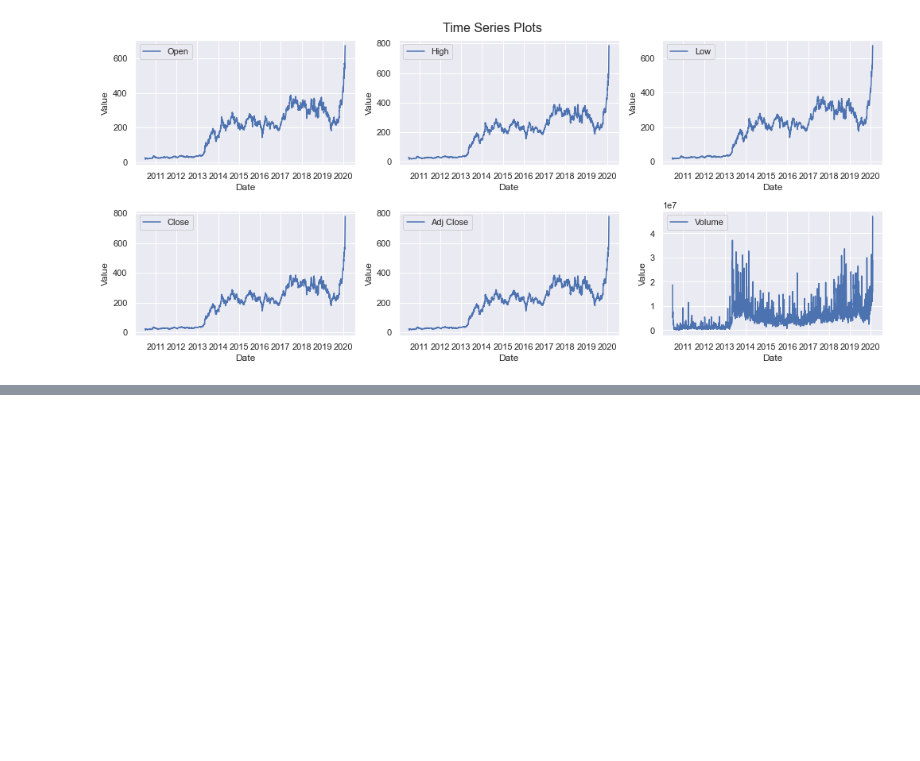
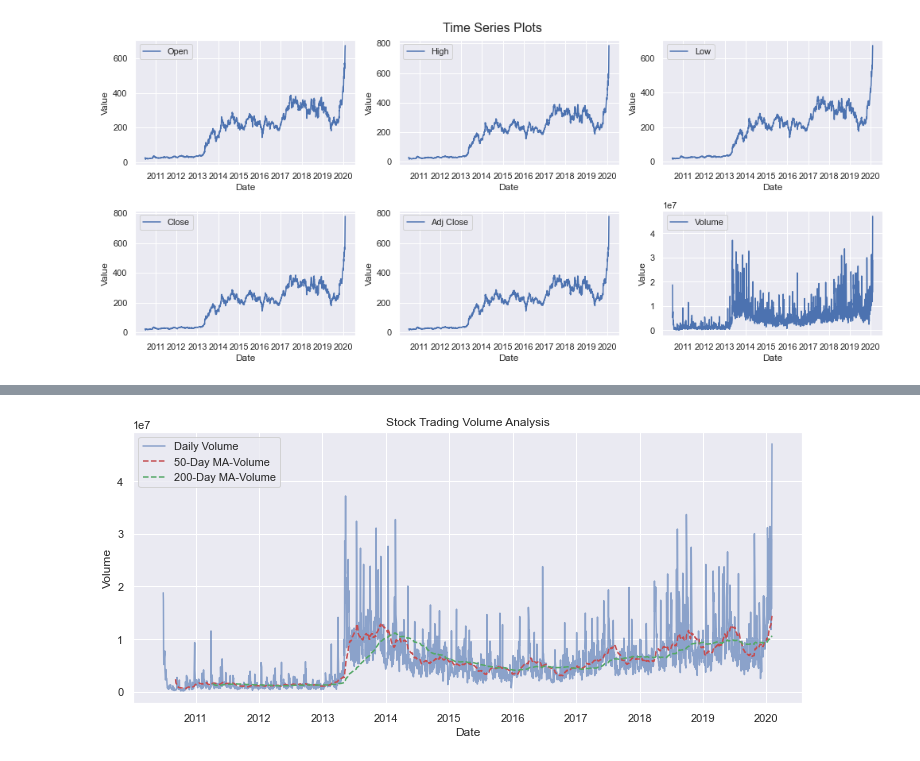
Before and after one commit to Mwizerwa/Stock_Price_Prediction, a Jupyter notebook: notebooks/data_exploration.ipynb, the cells around one changed output, grey strips where cells are left out. Cells and saved outputs as stored; diff of their text form; code cells hidden in the pictures; blank space fills up the shorter version.

```diff
--- a/notebooks/data_exploration.ipynb
+++ b/notebooks/data_exploration.ipynb
@@ -73,0 +105,19 @@ plt.show()
+# %%
+#Analyze trading volume
+dataset["50-day MA"] = dataset["Volume"].rolling(window=50).mean()
+dataset["200-day MA"] = dataset["Volume"].rolling(window=200).mean()
+# %%
+#plot moving averages
+plt.figure(figsize=(12, 5))
+#Plot Volume variable alongside moving averages
+plt.plot(dataset["Date"], dataset["Volume"], label="Daily Volume", color="b", alpha=0.6)
+plt.plot(dataset["Date"], dataset["50-day MA"], label="50-Day MA-Volume", color="r", linestyle="--")
+plt.plot(dataset["Date"], dataset["200-day MA"], label="200-Day MA-Volume", color="g", linestyle="--")
+#Titles
+plt.xlabel("Date")
+plt.ylabel("Volume")
+plt.title("Stock Trading Volume Analysis")
+plt.legend()
+plt.show()
+# %% [output]
+[figure, added]
```
Also changed, not shown: parts of 3 cells of this notebook.
